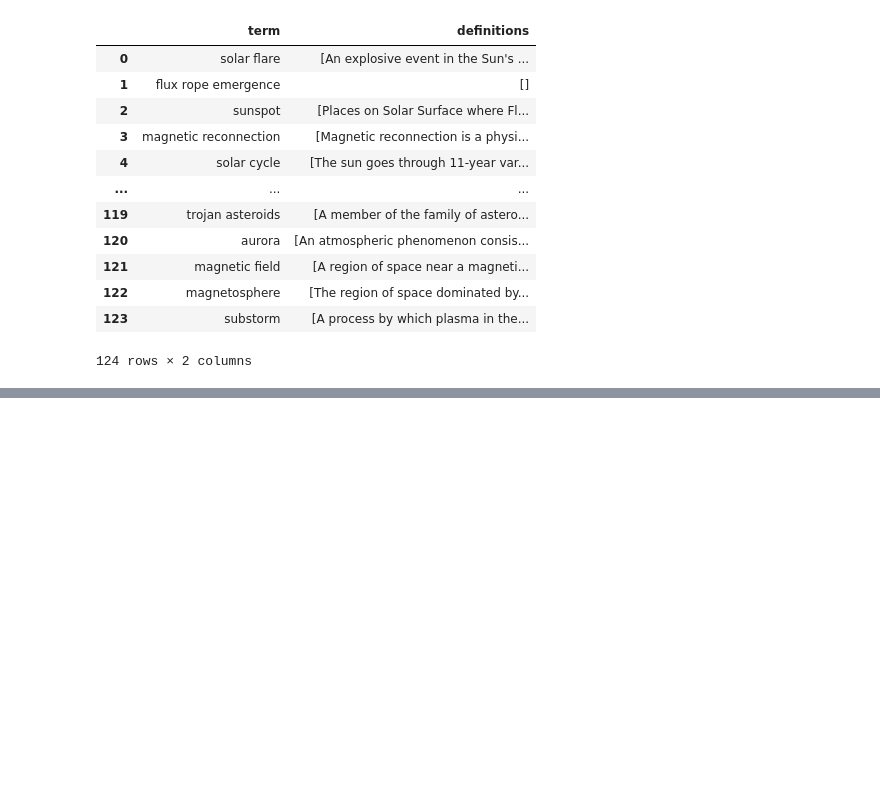
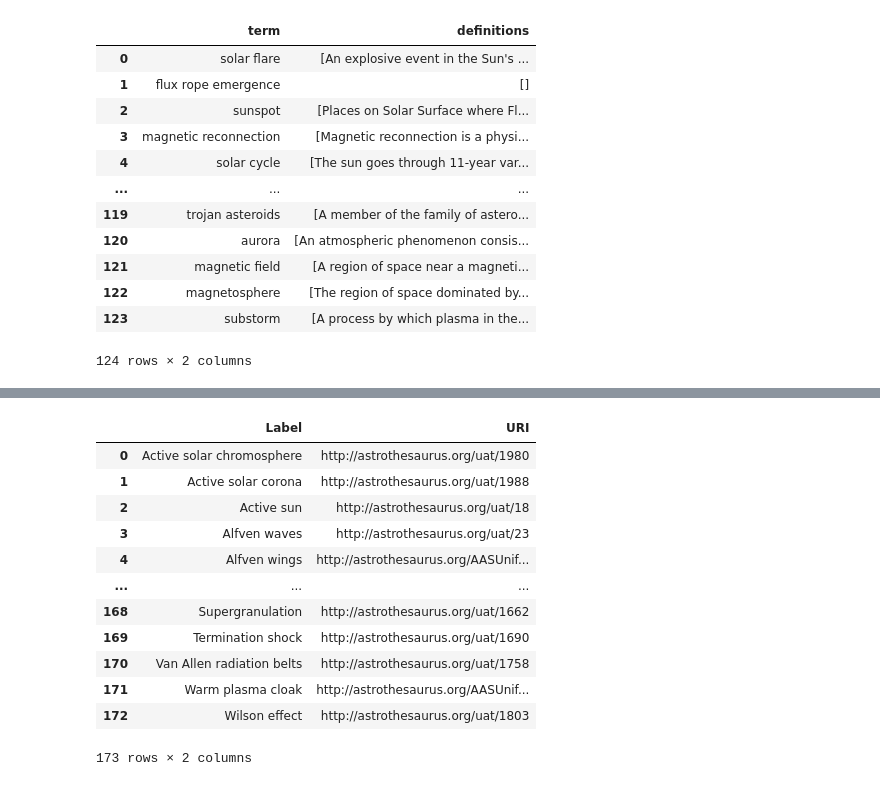
Before and after one commit to rmcgranaghan/Helio-KNOW, a Jupyter notebook: ADS_enrichment/add_definitions_to_terms.ipynb, the cells around one changed output, grey strips where cells are left out. Cells and saved outputs as stored; diff of their text form; code cells hidden in the pictures; blank space fills up the shorter version.

```diff
--- a/ADS_enrichment/add_definitions_to_terms.ipynb
+++ b/ADS_enrichment/add_definitions_to_terms.ipynb
@@ -209,0 +282,6 @@ pd_terms_defs.to_csv('/Users/ryanmcgranaghan/Documents/Helio_ECIP/dev/Helio-KNOW
+# %%
+df = pd.DataFrame(results_sorted, columns=["Label", "URI"])
+# df.to_csv("heliophysics_terms.csv", index=False, encoding="utf-8")
+
+print(f"Extracted {len(df)} terms under Heliophysics")
+print("Example:", df.head())
@@ -209,0 +303,16 @@ pd_terms_defs.to_csv('/Users/ryanmcgranaghan/Documents/Helio_ECIP/dev/Helio-KNOW
+# %%
+df
+# %% [output]
+|  | Label | URI |
+| 0 | Active solar chromosphere | http://astrothesaurus.org/uat/1980 |
+| 1 | Active solar corona | http://astrothesaurus.org/uat/1988 |
+| 2 | Active sun | http://astrothesaurus.org/uat/18 |
+| 3 | Alfven waves | http://astrothesaurus.org/uat/23 |
+| 4 | Alfven wings | http://astrothesaurus.org/AASUnif... |
+| ... | ... | ... |
+| 168 | Supergranulation | http://astrothesaurus.org/uat/1662 |
+| 169 | Termination shock | http://astrothesaurus.org/uat/1690 |
+| 170 | Van Allen radiation belts | http://astrothesaurus.org/uat/1758 |
+| 171 | Warm plasma cloak | http://astrothesaurus.org/AASUnif... |
+| 172 | Wilson effect | http://astrothesaurus.org/uat/1803 |
+173 rows × 2 columns
```
Also changed, not shown: parts of 8 cells of this notebook.
